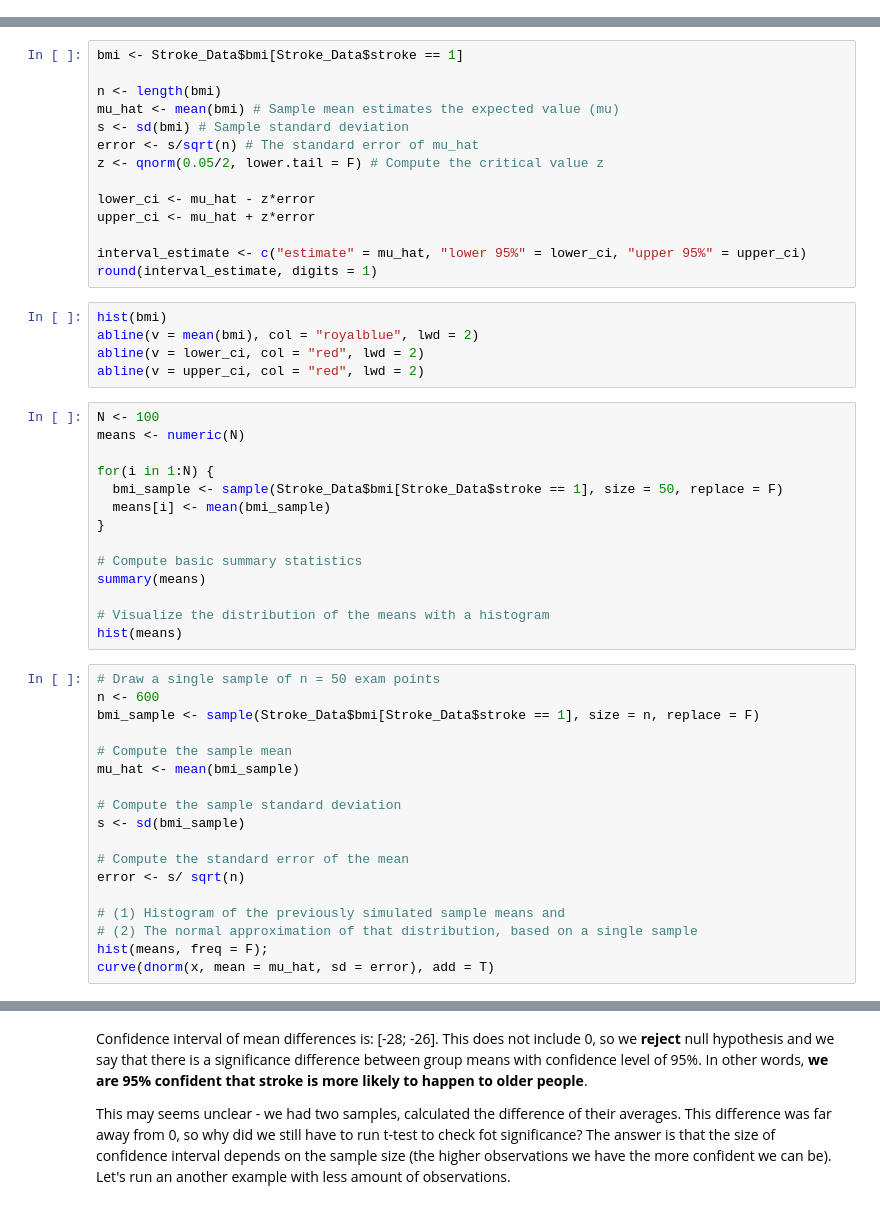
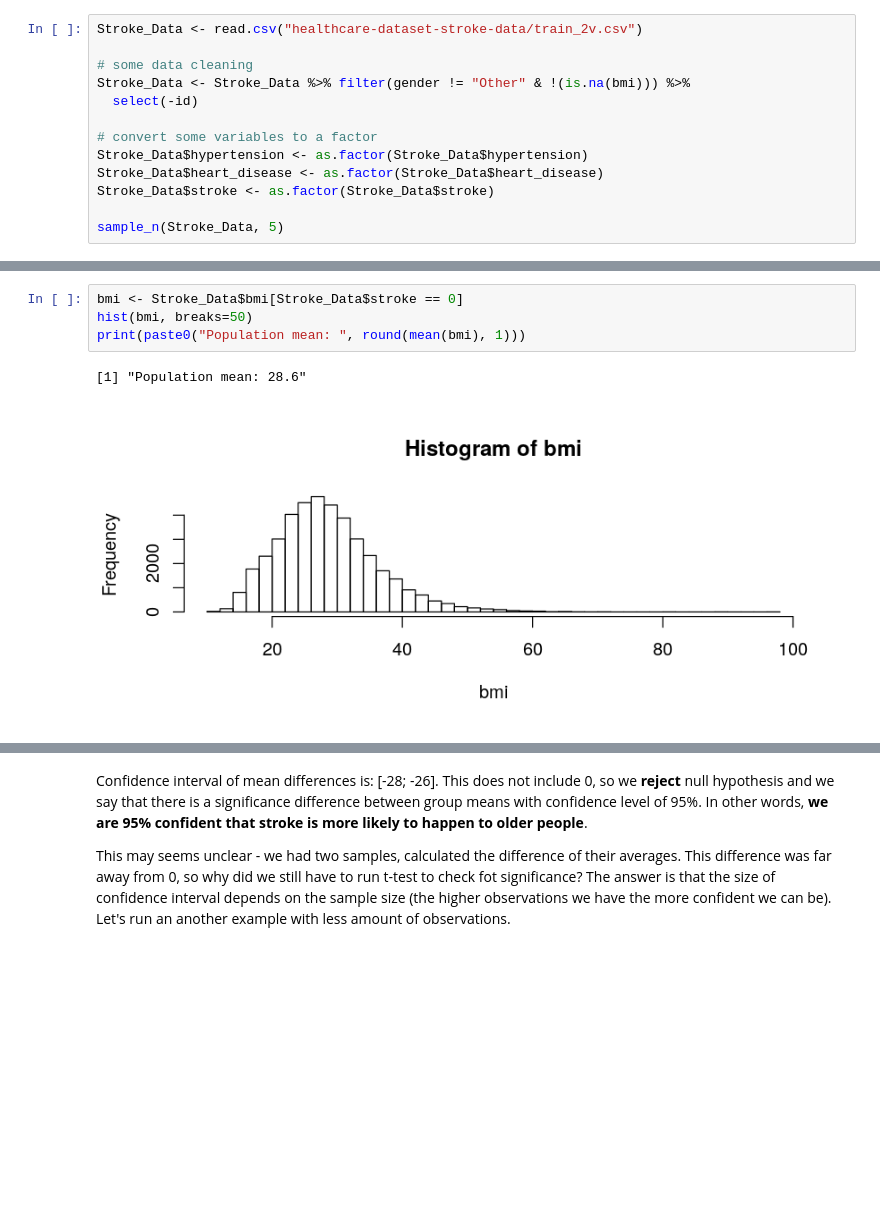
Before and after one commit to ahmetgunduz/biostatistics-in-r, a Jupyter notebook: biostatistics_pt2.ipynb, the cells around one changed output, grey strips where cells are left out. Cells and saved outputs as stored; diff of their text form; blank space fills up the shorter version.

```diff
--- a/biostatistics_pt2.ipynb
+++ b/biostatistics_pt2.ipynb
@@ -0,0 +42,13 @@
+# %%
+Stroke_Data <- read.csv("healthcare-dataset-stroke-data/train_2v.csv")
+
+# some data cleaning
+Stroke_Data <- Stroke_Data %>% filter(gender != "Other" & !(is.na(bmi))) %>%
+  select(-id)
+
+# convert some variables to a factor
+Stroke_Data$hypertension <- as.factor(Stroke_Data$hypertension)
+Stroke_Data$heart_disease <- as.factor(Stroke_Data$heart_disease)
+Stroke_Data$stroke <- as.factor(Stroke_Data$stroke)
+
+sample_n(Stroke_Data, 5)
@@ -55,51 +145,7 @@ Let's assume the **BMI** of people who had a **stroke** falls to normal distribu
-# %%
-bmi <- Stroke_Data$bmi[Stroke_Data$stroke == 1]
-
-n <- length(bmi)
-mu_hat <- mean(bmi) # Sample mean estimates the expected value (mu)
-s <- sd(bmi) # Sample standard deviation
-error <- s/sqrt(n) # The standard error of mu_hat
-z <- qnorm(0.05/2, lower.tail = F) # Compute the critical value z
-
-lower_ci <- mu_hat - z*error
-upper_ci <- mu_hat + z*error
-
-interval_estimate <- c("estimate" = mu_hat, "lower 95%" = lower_ci, "upper 95%" = upper_ci)
-round(interval_estimate, digits = 1)
-# %%
-hist(bmi)
-abline(v = mean(bmi), col = "royalblue", lwd = 2)
-abline(v = lower_ci, col = "red", lwd = 2)
-abline(v = upper_ci, col = "red", lwd = 2)
-# %%
-N <- 100
-means <- numeric(N)
-
-for(i in 1:N) {
-  bmi_sample <- sample(Stroke_Data$bmi[Stroke_Data$stroke == 1], size = 50, replace = F)
-  means[i] <- mean(bmi_sample)
-}
-
-# Compute basic summary statistics
-summary(means)
-
-# Visualize the distribution of the means with a histogram
-hist(means)
-# %%
-# Draw a single sample of n = 50 exam points
-n <- 600
-bmi_sample <- sample(Stroke_Data$bmi[Stroke_Data$stroke == 1], size = n, replace = F)
-
-# Compute the sample mean
-mu_hat <- mean(bmi_sample)
-
-# Compute the sample standard deviation
-s <- sd(bmi_sample)
-
-# Compute the standard error of the mean
-error <- s/ sqrt(n)
-
-# (1) Histogram of the previously simulated sample means and
-# (2) The normal approximation of that distribution, based on a single sample
-hist(means, freq = F);
-curve(dnorm(x, mean = mu_hat, sd = error), add = T)
+# %%
+bmi <- Stroke_Data$bmi[Stroke_Data$stroke == 0]
+hist(bmi, breaks=50)
+print(paste0("Population mean: ", round(mean(bmi), 1)))
+# %% [output]
+[1] "Population mean: 28.6"
+[figure, added]
```
Also changed, not shown: parts of 39 cells of this notebook.
